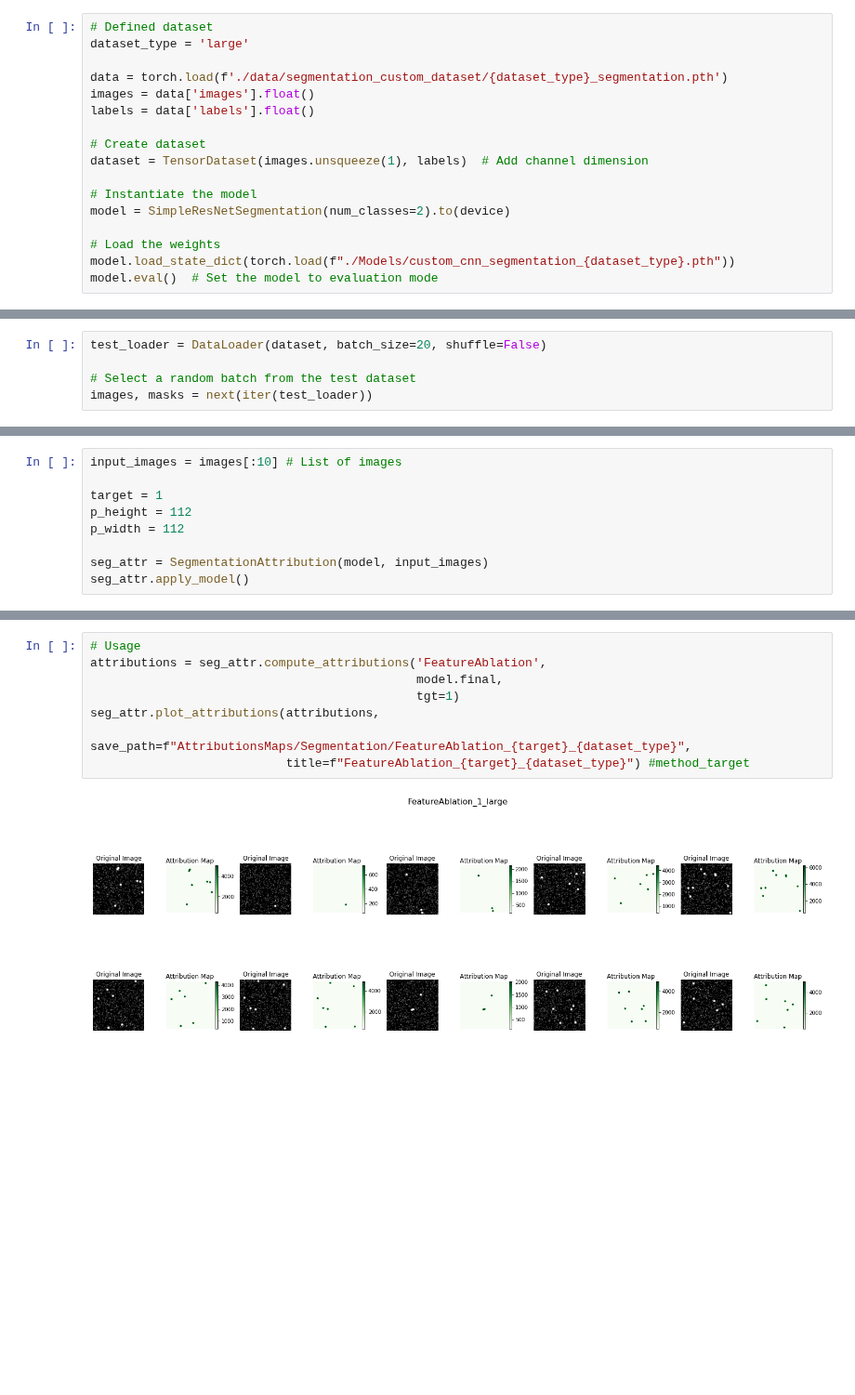
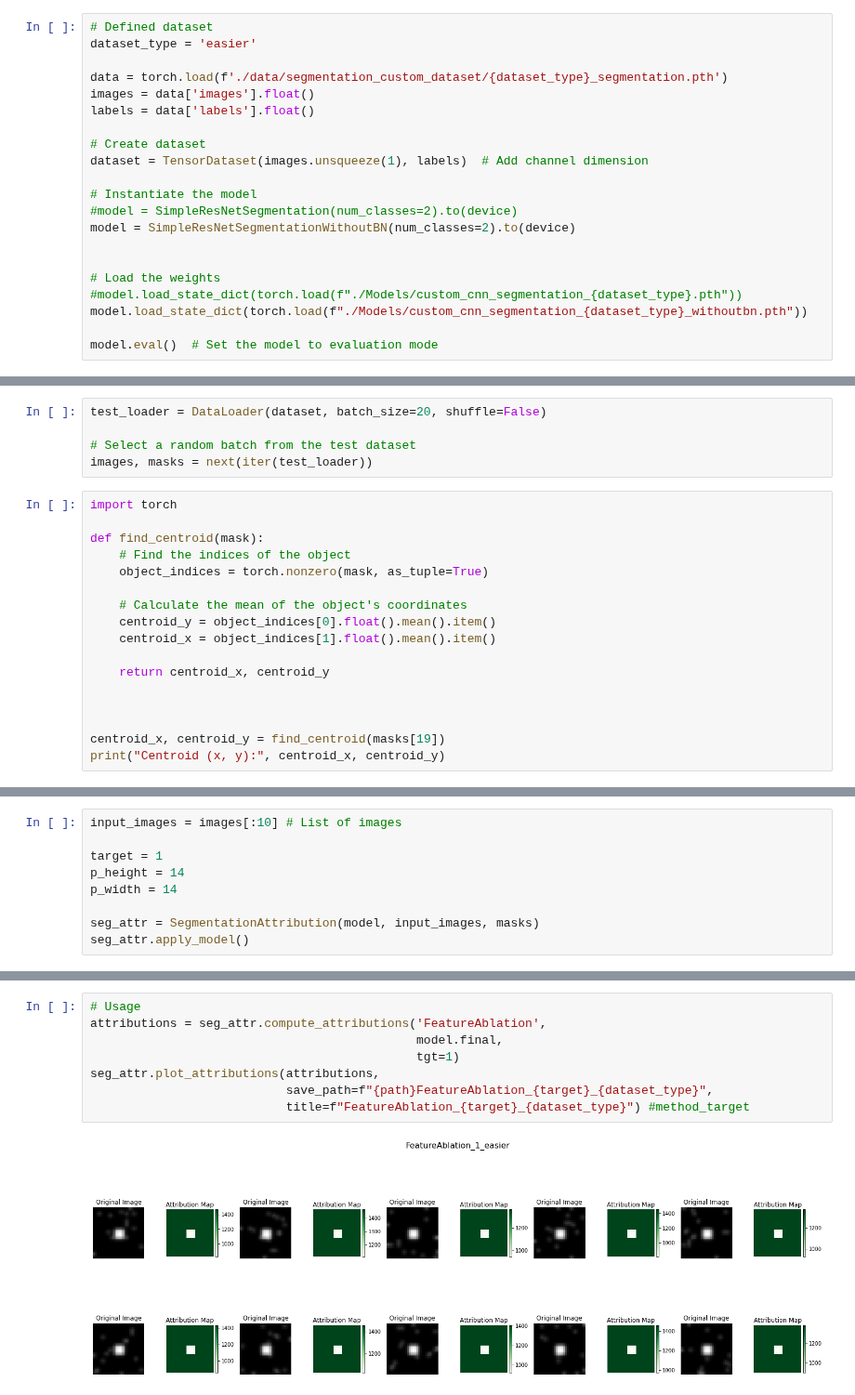
Before and after one commit to CarlosFontaneli/interpreting-neural-networks, a Jupyter notebook: studies_tests/captum_segmentation_custom_dataset.ipynb, the cells around one changed output, grey strips where cells are left out. Shown at 93% size. Drawn from its saved outputs; the diff is of its cells as text; blank space fills up the shorter version.

```diff
--- a/studies_tests/captum_segmentation_custom_dataset.ipynb
+++ b/studies_tests/captum_segmentation_custom_dataset.ipynb
@@ -15,7 +15,7 @@ torch.cuda.empty_cache()
 device = torch.device("cuda:0" if torch.cuda.is_available() else "cpu")
 # %%
 # Defined dataset
-dataset_type = 'large'
+dataset_type = 'easier'
 
 data = torch.load(f'./data/segmentation_custom_dataset/{dataset_type}_segmentation.pth')
 images = data['images'].float()
@@ -25,9 +25,13 @@ labels = data['labels'].float()
 dataset = TensorDataset(images.unsqueeze(1), labels)  # Add channel dimension
 
 # Instantiate the model
-model = SimpleResNetSegmentation(num_classes=2).to(device)
+#model = SimpleResNetSegmentation(num_classes=2).to(device)
+model = SimpleResNetSegmentationWithoutBN(num_classes=2).to(device)
+
 
 # Load the weights
-model.load_state_dict(torch.load(f"./Models/custom_cnn_segmentation_{dataset_type}.pth"))
+#model.load_state_dict(torch.load(f"./Models/custom_cnn_segmentation_{dataset_type}.pth"))
+model.load_state_dict(torch.load(f"./Models/custom_cnn_segmentation_{dataset_type}_withoutbn.pth"))
+
 model.eval()  # Set the model to evaluation mode
 # %% [output]
@@ -53,3 +58,20 @@ test_loader = DataLoader(dataset, batch_size=20, shuffle=False)
 
 # Select a random batch from the test dataset
 images, masks = next(iter(test_loader))
+# %%
+import torch
+
+def find_centroid(mask):
+    # Find the indices of the object
+    object_indices = torch.nonzero(mask, as_tuple=True)
+
+    # Calculate the mean of the object's coordinates
+    centroid_y = object_indices[0].float().mean().item()
+    centroid_x = object_indices[1].float().mean().item()
+
+    return centroid_x, centroid_y
+
+
+
+centroid_x, centroid_y = find_centroid(masks[19])
+print("Centroid (x, y):", centroid_x, centroid_y)
@@ -175,10 +229,10 @@ class SegmentationAttribution:
 input_images = images[:10] # List of images
 
 target = 1
-p_height = 112
-p_width = 112
+p_height = 14
+p_width = 14
 
-seg_attr = SegmentationAttribution(model, input_images)
+seg_attr = SegmentationAttribution(model, input_images, masks)
 seg_attr.apply_model()
 # %%
 # Usage
@@ -253,10 +340,10 @@ seg_attr.plot_attributions(attributions,
 # %%
 # Usage
 attributions = seg_attr.compute_attributions('FeatureAblation',
                                              model.final,
                                              tgt=1)
 seg_attr.plot_attributions(attributions,
-                           save_path=f"AttributionsMaps/Segmentation/FeatureAblation_{target}_{dataset_type}",
+                           save_path=f"{path}FeatureAblation_{target}_{dataset_type}",
                            title=f"FeatureAblation_{target}_{dataset_type}") #method_target
 # %% [output]
-[figure, old version]
+[figure, new version]
```
Also changed, not shown: parts of 9 cells of this notebook.
